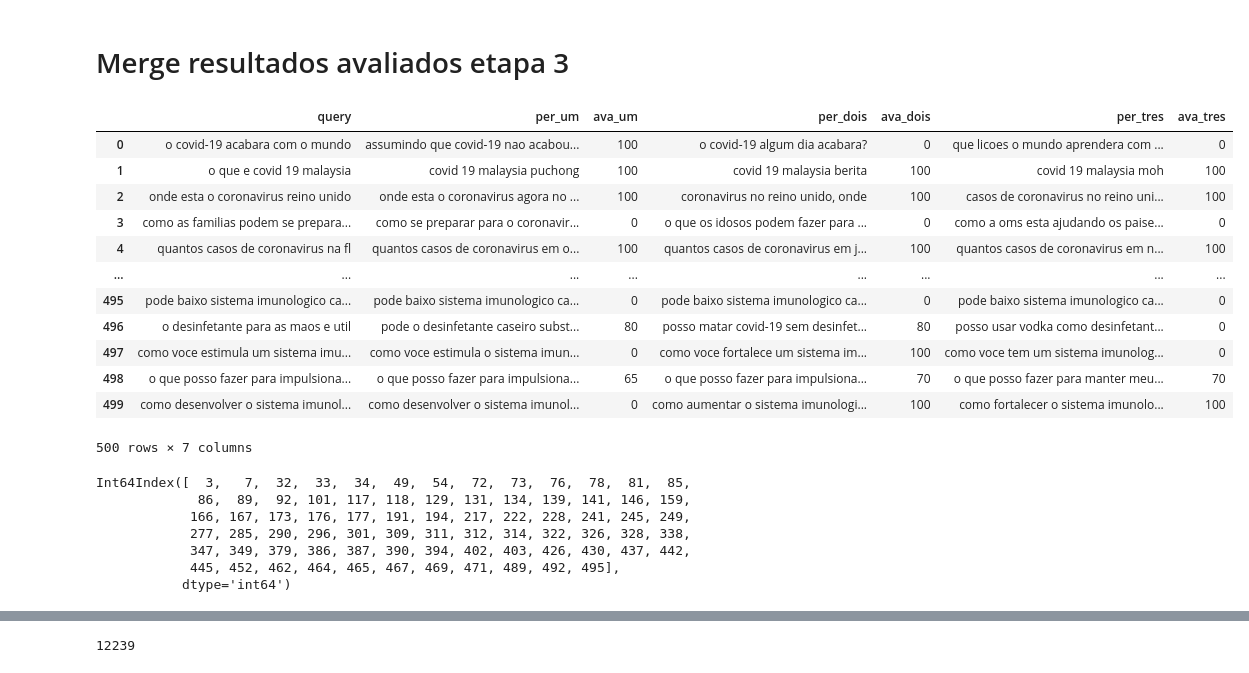
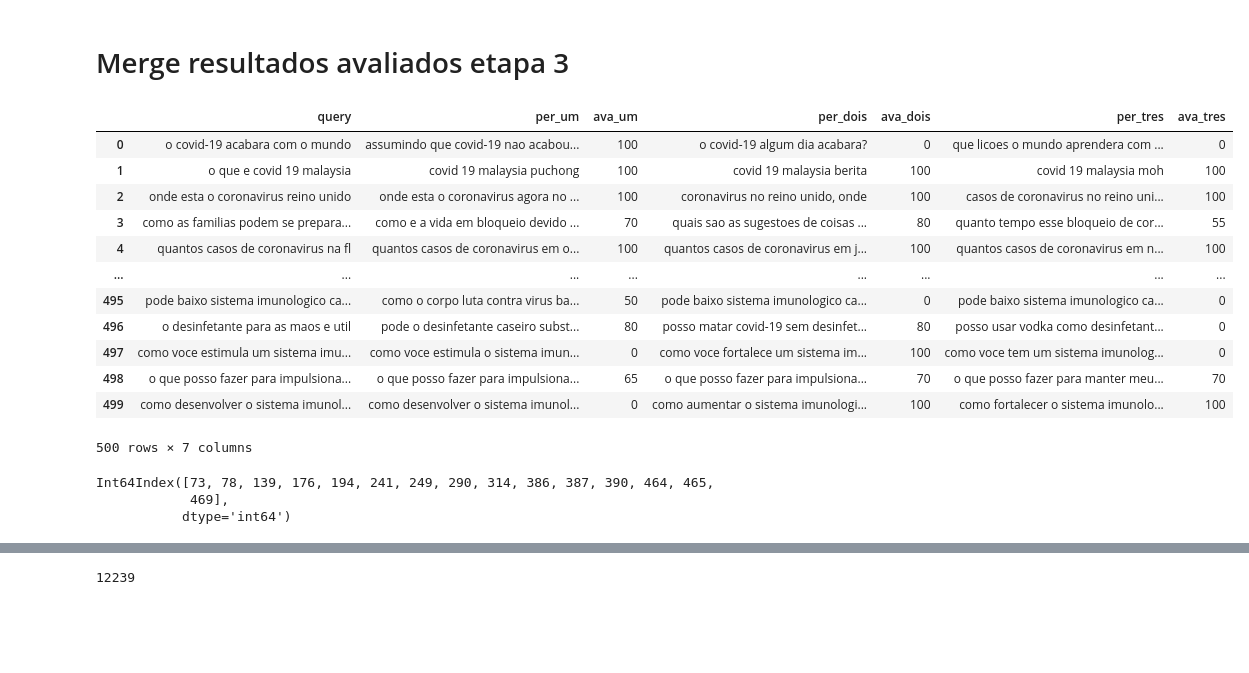
Before and after one commit to Migliorin/Covid-Project, a Jupyter notebook: Analise metricas/Projeto_Analise_Dataset.ipynb, the cells around one changed output, grey strips where cells are left out. Cells and saved outputs as stored; diff of their text form; code cells hidden in the pictures; blank space fills up the shorter version.

```diff
--- a/Analise metricas/Projeto_Analise_Dataset.ipynb
+++ b/Analise metricas/Projeto_Analise_Dataset.ipynb
@@ -242,17 +242,17 @@ result.to_csv('./gabarito_parcial.csv',index=False)
 # %% [markdown]
 # Merge resultados avaliados etapa 3
 # %%
-df = pd.read_csv('./gabarito_parcial.csv')
+df = pd.read_csv('./gabarito_parcial_2.csv')
 df
 # %% [output]
 |  | query | per_um | ava_um | per_dois | ava_dois | per_tres | ava_tres |
 | 0 | o covid-19 acabara com o mundo | assumindo que covid-19 nao acabou... | 100 | o covid-19 algum dia acabara? | 0 | que licoes o mundo aprendera com ... | 0 |
 | 1 | o que e covid 19 malaysia | covid 19 malaysia puchong | 100 | covid 19 malaysia berita | 100 | covid 19 malaysia moh | 100 |
 | 2 | onde esta o coronavirus reino unido | onde esta o coronavirus agora no ... | 100 | coronavirus no reino unido, onde | 100 | casos de coronavirus no reino uni... | 100 |
-| 3 | como as familias podem se prepara... | como se preparar para o coronavir... | 0 | o que os idosos podem fazer para ... | 0 | como a oms esta ajudando os paise... | 0 |
+| 3 | como as familias podem se prepara... | como e a vida em bloqueio devido ... | 70 | quais sao as sugestoes de coisas ... | 80 | quanto tempo esse bloqueio de cor... | 55 |
 | 4 | quantos casos de coronavirus na fl | quantos casos de coronavirus em o... | 100 | quantos casos de coronavirus em j... | 100 | quantos casos de coronavirus em n... | 100 |
 | ... | ... | ... | ... | ... | ... | ... | ... |
-| 495 | pode baixo sistema imunologico ca... | pode baixo sistema imunologico ca... | 0 | pode baixo sistema imunologico ca... | 0 | pode baixo sistema imunologico ca... | 0 |
+| 495 | pode baixo sistema imunologico ca... | como o corpo luta contra virus ba... | 50 | pode baixo sistema imunologico ca... | 0 | pode baixo sistema imunologico ca... | 0 |
 | 496 | o desinfetante para as maos e util | pode o desinfetante caseiro subst... | 80 | posso matar covid-19 sem desinfet... | 80 | posso usar vodka como desinfetant... | 0 |
 | 497 | como voce estimula um sistema imu... | como voce estimula o sistema imun... | 0 | como voce fortalece um sistema im... | 100 | como voce tem um sistema imunolog... | 0 |
 | 498 | o que posso fazer para impulsiona... | o que posso fazer para impulsiona... | 65 | o que posso fazer para impulsiona... | 70 | o que posso fazer para manter meu... | 70 |
@@ -264,13 +264,10 @@ df_copy = df_copy[df_copy['ava_dois'] == 0]
 df_copy = df_copy[df_copy['ava_tres'] == 0]
 # %%
 df_copy.index
+#73,78, 139
 # %% [output]
-Int64Index([  3,   7,  32,  33,  34,  49,  54,  72,  73,  76,  78,  81,  85,
-             86,  89,  92, 101, 117, 118, 129, 131, 134, 139, 141, 146, 159,
-            166, 167, 173, 176, 177, 191, 194, 217, 222, 228, 241, 245, 249,
-            277, 285, 290, 296, 301, 309, 311, 312, 314, 322, 326, 328, 338,
-            347, 349, 379, 386, 387, 390, 394, 402, 403, 426, 430, 437, 442,
-            445, 452, 462, 464, 465, 467, 469, 471, 489, 492, 495],
+Int64Index([73, 78, 139, 176, 194, 241, 249, 290, 314, 386, 387, 390, 464, 465,
+            469],
            dtype='int64')
 # %%
 # 'como as familias podem se preparar para o bloqueio'
```
Also changed, not shown: parts of 3 cells of this notebook, 6 other files.
